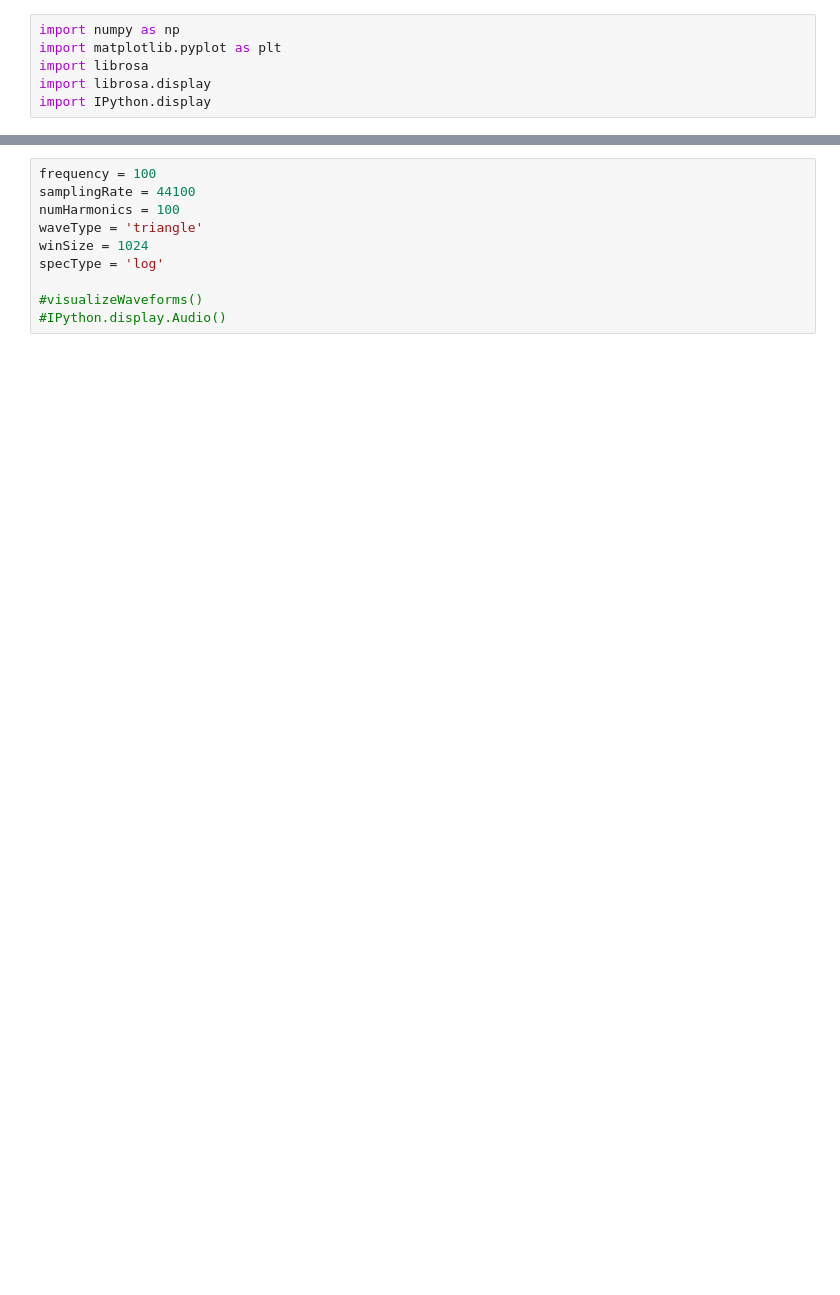
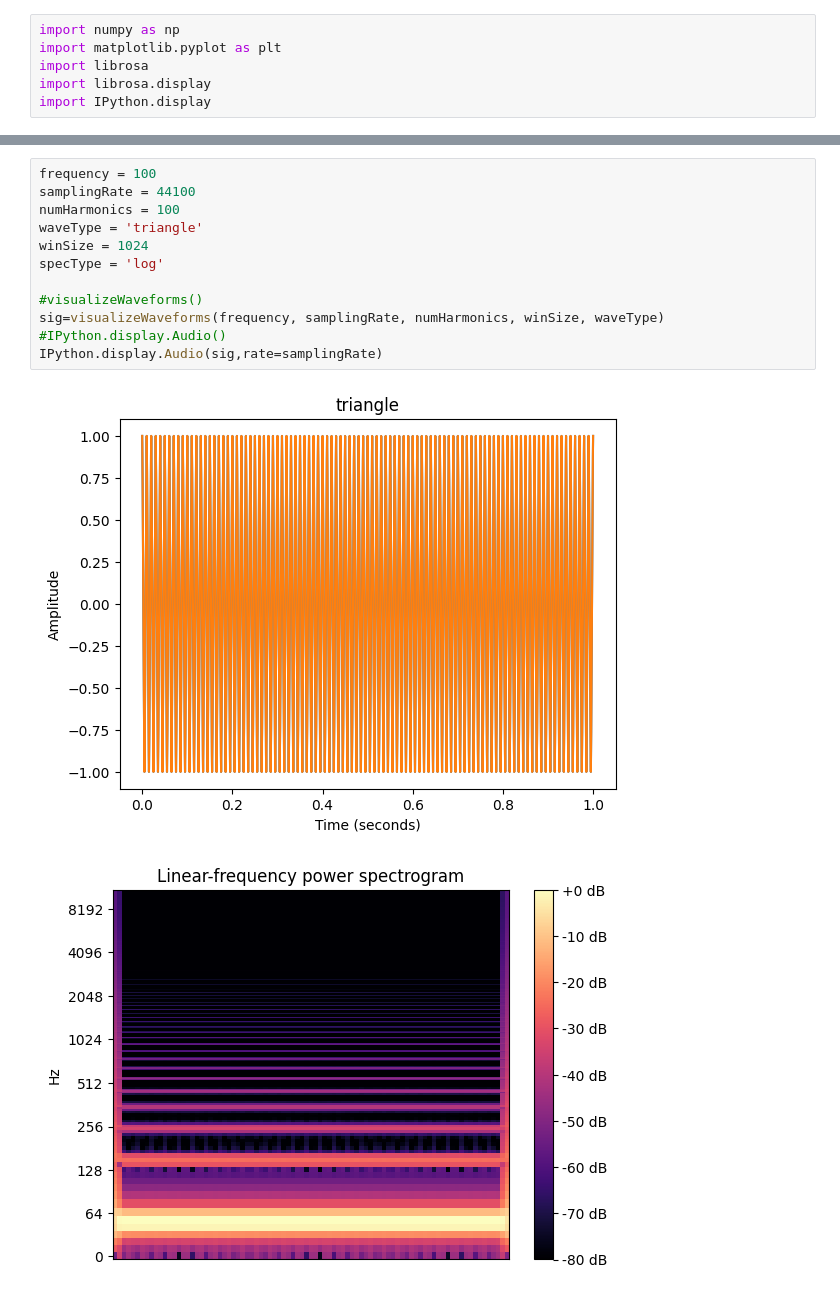
Before and after one commit to KhasonFacey/Music-Computing-, a Jupyter notebook: assignments/labAssignment4.ipynb, the cells around one changed output, grey strips where cells are left out. Drawn from its saved outputs; the diff is of its cells as text; blank space fills up the shorter version.

```diff
--- a/assignments/labAssignment4.ipynb
+++ b/assignments/labAssignment4.ipynb
@@ -140,10 +152,15 @@ IPython.display.Audio(data=sig, rate=samplingRate)
 # %%
 frequency = 100
 samplingRate = 44100
 numHarmonics = 100
 waveType = 'triangle'
 winSize = 1024
 specType = 'log'
 
 #visualizeWaveforms()
+sig=visualizeWaveforms(frequency, samplingRate, numHarmonics, winSize, waveType)
 #IPython.display.Audio()
+IPython.display.Audio(sig,rate=samplingRate)
+# %% [output]
+[figure, added]
+[figure, added]
```
Also changed, not shown: parts of 9 cells of this notebook.
